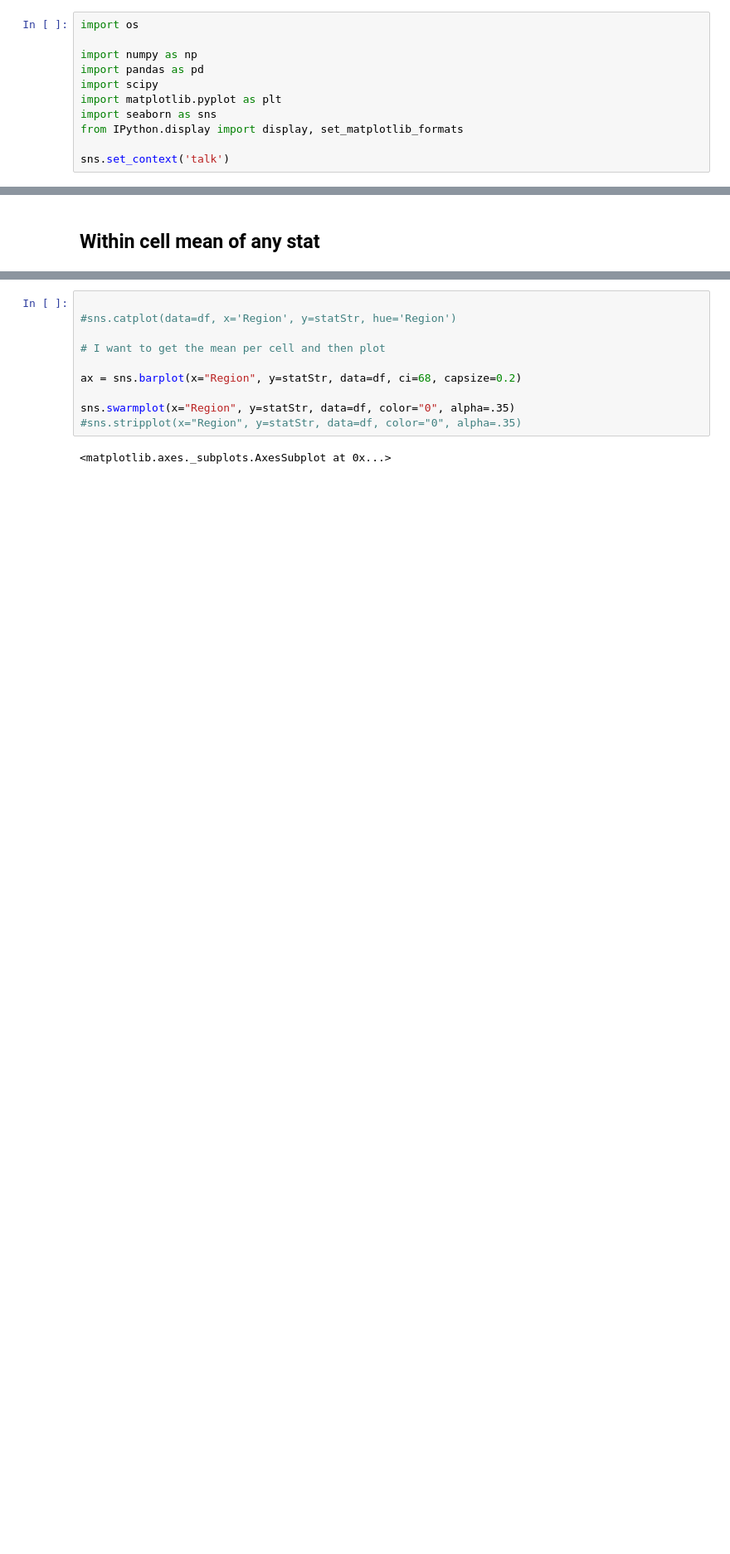
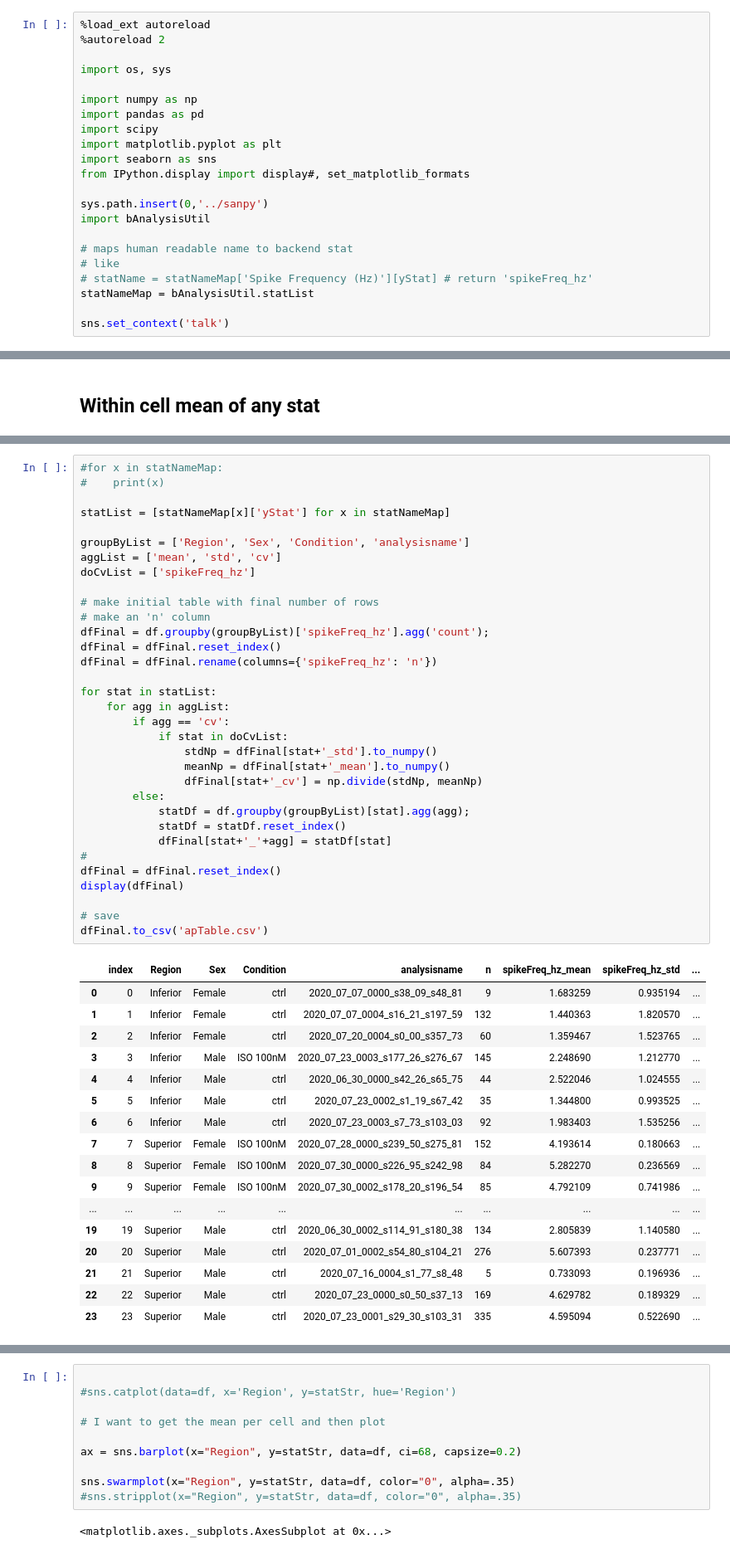
Before and after one commit to cudmore/SanPy, a Jupyter notebook: examples/manuscript1.ipynb, the cells around one changed output, grey strips where cells are left out. Shown at 83% size. Saved outputs shown, nothing was run; the diff lists cells and outputs as text; blank space fills up the shorter version.

```diff
--- a/examples/manuscript1.ipynb
+++ b/examples/manuscript1.ipynb
@@ -1,11 +7,22 @@
 # %%
-import os
+%load_ext autoreload
+%autoreload 2
+
+import os, sys
 
 import numpy as np
 import pandas as pd
 import scipy
 import matplotlib.pyplot as plt
 import seaborn as sns
-from IPython.display import display, set_matplotlib_formats
+from IPython.display import display#, set_matplotlib_formats
+
+sys.path.insert(0,'../sanpy')
+import bAnalysisUtil
+
+# maps human readable name to backend stat
+# like
+# statName = statNameMap['Spike Frequency (Hz)'][yStat] # return 'spikeFreq_hz'
+statNameMap = bAnalysisUtil.statList
 
 sns.set_context('talk')
@@ -54,0 +73,51 @@ earlyDiastolicDurationRate
+# %%
+#for x in statNameMap:
+#    print(x)
+
+statList = [statNameMap[x]['yStat'] for x in statNameMap]
+
+groupByList = ['Region', 'Sex', 'Condition', 'analysisname']
+aggList = ['mean', 'std', 'cv']
+doCvList = ['spikeFreq_hz']
+
+# make initial table with final number of rows
+# make an 'n' column
+dfFinal = df.groupby(groupByList)['spikeFreq_hz'].agg('count');
+dfFinal = dfFinal.reset_index()
+dfFinal = dfFinal.rename(columns={'spikeFreq_hz': 'n'})
+
+for stat in statList:
+    for agg in aggList:
+        if agg == 'cv':
+            if stat in doCvList:
+                stdNp = dfFinal[stat+'_std'].to_numpy()
+                meanNp = dfFinal[stat+'_mean'].to_numpy()
+                dfFinal[stat+'_cv'] = np.divide(stdNp, meanNp)
+        else:
+            statDf = df.groupby(groupByList)[stat].agg(agg);
+            statDf = statDf.reset_index()
+            dfFinal[stat+'_'+agg] = statDf[stat]
+#
+dfFinal = dfFinal.reset_index()
+display(dfFinal)
+
+# save
+dfFinal.to_csv('apTable.csv')
+# %% [output]
+|  | index | Region | Sex | Condition | analysisname | n | spikeFreq_hz_mean | spikeFreq_hz_std | ... |
+| 0 | 0 | Inferior | Female | ctrl | 2020_07_07_0000_s38_09_s48_81 | 9 | 1.683259 | 0.935194 | ... |
+| 1 | 1 | Inferior | Female | ctrl | 2020_07_07_0004_s16_21_s197_59 | 132 | 1.440363 | 1.820570 | ... |
+| 2 | 2 | Inferior | Female | ctrl | 2020_07_20_0004_s0_00_s357_73 | 60 | 1.359467 | 1.523765 | ... |
+| 3 | 3 | Inferior | Male | ISO 100nM | 2020_07_23_0003_s177_26_s276_67 | 145 | 2.248690 | 1.212770 | ... |
+| 4 | 4 | Inferior | Male | ctrl | 2020_06_30_0000_s42_26_s65_75 | 44 | 2.522046 | 1.024555 | ... |
+| 5 | 5 | Inferior | Male | ctrl | 2020_07_23_0002_s1_19_s67_42 | 35 | 1.344800 | 0.993525 | ... |
+| 6 | 6 | Inferior | Male | ctrl | 2020_07_23_0003_s7_73_s103_03 | 92 | 1.983403 | 1.535256 | ... |
+| 7 | 7 | Superior | Female | ISO 100nM | 2020_07_28_0000_s239_50_s275_81 | 152 | 4.193614 | 0.180663 | ... |
+| 8 | 8 | Superior | Female | ISO 100nM | 2020_07_30_0000_s226_95_s242_98 | 84 | 5.282270 | 0.236569 | ... |
+| 9 | 9 | Superior | Female | ISO 100nM | 2020_07_30_0002_s178_20_s196_54 | 85 | 4.792109 | 0.741986 | ... |
+| ... | ... | ... | ... | ... | ... | ... | ... | ... | ... |
+| 19 | 19 | Superior | Male | ctrl | 2020_06_30_0002_s114_91_s180_38 | 134 | 2.805839 | 1.140580 | ... |
+| 20 | 20 | Superior | Male | ctrl | 2020_07_01_0002_s54_80_s104_21 | 276 | 5.607393 | 0.237771 | ... |
+| 21 | 21 | Superior | Male | ctrl | 2020_07_16_0004_s1_77_s8_48 | 5 | 0.733093 | 0.196936 | ... |
+| 22 | 22 | Superior | Male | ctrl | 2020_07_23_0000_s0_50_s37_13 | 169 | 4.629782 | 0.189329 | ... |
+| 23 | 23 | Superior | Male | ctrl | 2020_07_23_0001_s29_30_s103_31 | 335 | 4.595094 | 0.522690 | ... |
```
Also changed, not shown: parts of 7 cells of this notebook, 9 other files.
